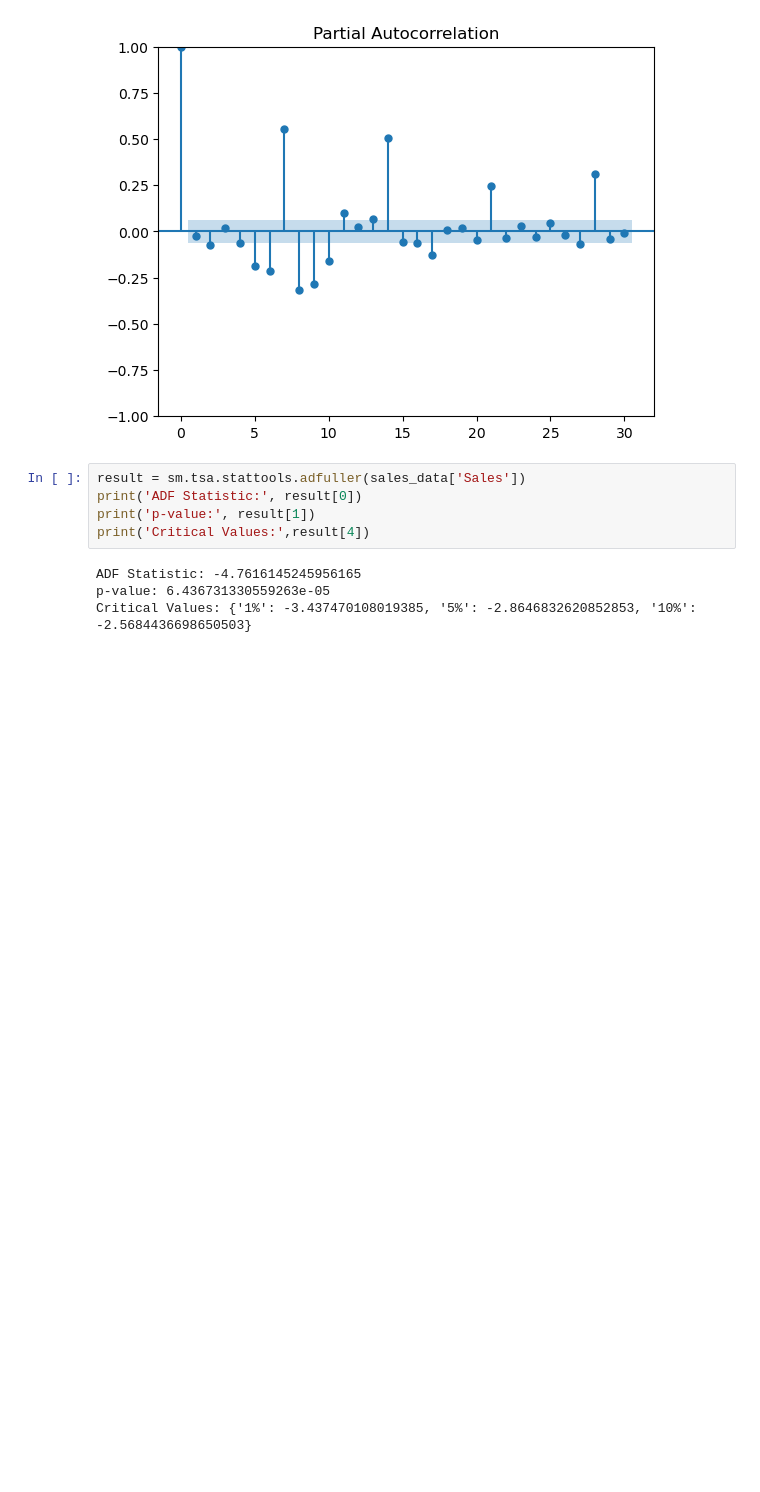
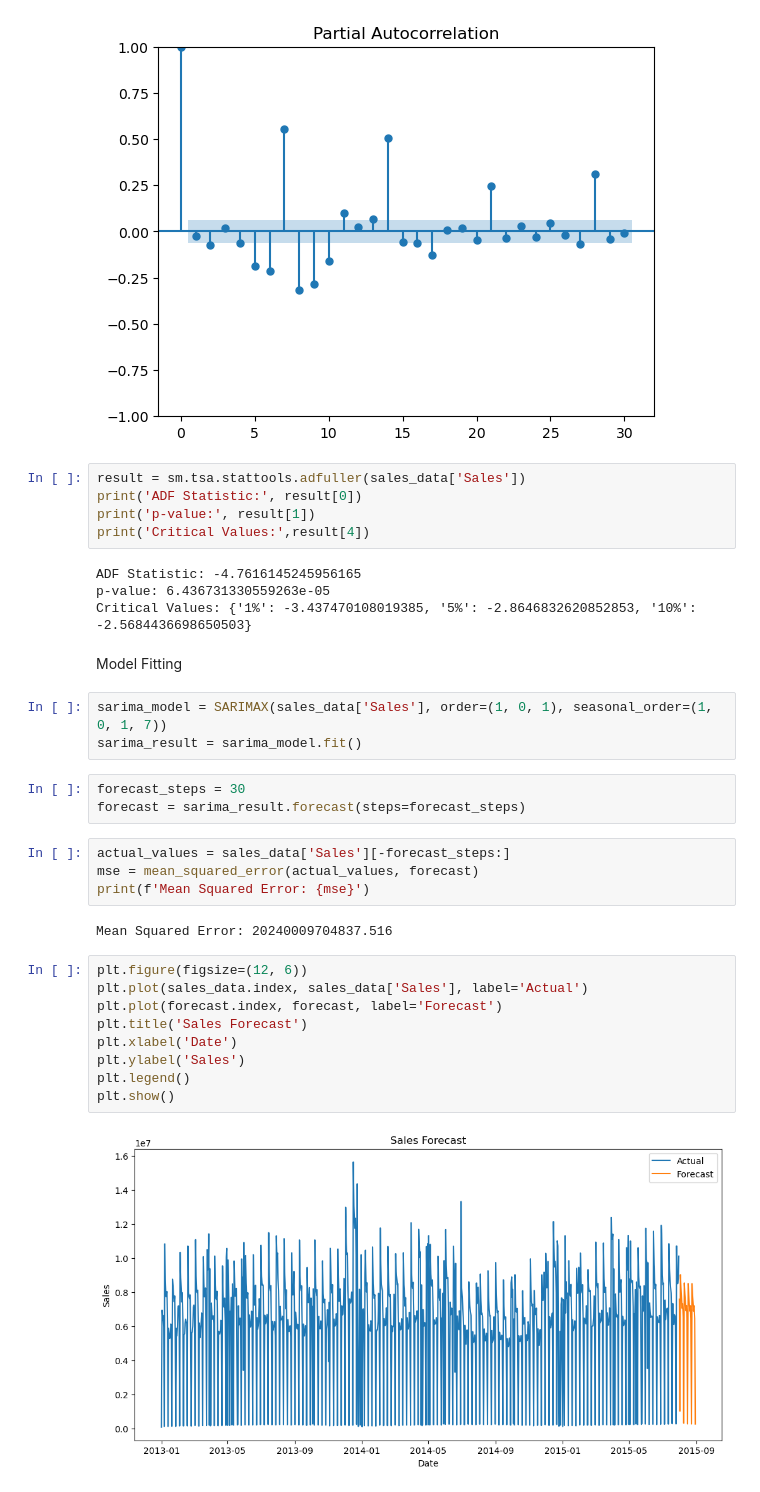
Before and after one commit to Hemamagam/Project-6--Pharmaceutical-Sale-Prediction-, a Jupyter notebook: Task 2.5-Time_series.ipynb, the cells around one changed output. Cells and saved outputs as stored; diff of their text form; blank space fills up the shorter version.

```diff
--- a/Task 2.5-Time_series.ipynb
+++ b/Task 2.5-Time_series.ipynb
@@ -342,3 +342,28 @@ print('Critical Values:',result[4])
 ADF Statistic: -4.7616145245956165
 p-value: 6.436731330559263e-05
 Critical Values: {'1%': -3.437470108019385, '5%': -2.8646832620852853, '10%': -2.5684436698650503}
+# %% [markdown]
+Model Fitting
+# %%
+sarima_model = SARIMAX(sales_data['Sales'], order=(1, 0, 1), seasonal_order=(1, 0, 1, 7))
+sarima_result = sarima_model.fit()
+# %%
+forecast_steps = 30
+forecast = sarima_result.forecast(steps=forecast_steps)
+# %%
+actual_values = sales_data['Sales'][-forecast_steps:]
+mse = mean_squared_error(actual_values, forecast)
+print(f'Mean Squared Error: {mse}')
+# %% [output]
+Mean Squared Error: 20240009704837.516
+# %%
+plt.figure(figsize=(12, 6))
+plt.plot(sales_data.index, sales_data['Sales'], label='Actual')
+plt.plot(forecast.index, forecast, label='Forecast')
+plt.title('Sales Forecast')
+plt.xlabel('Date')
+plt.ylabel('Sales')
+plt.legend()
+plt.show()
+# %% [output]
+[figure, added]
```
